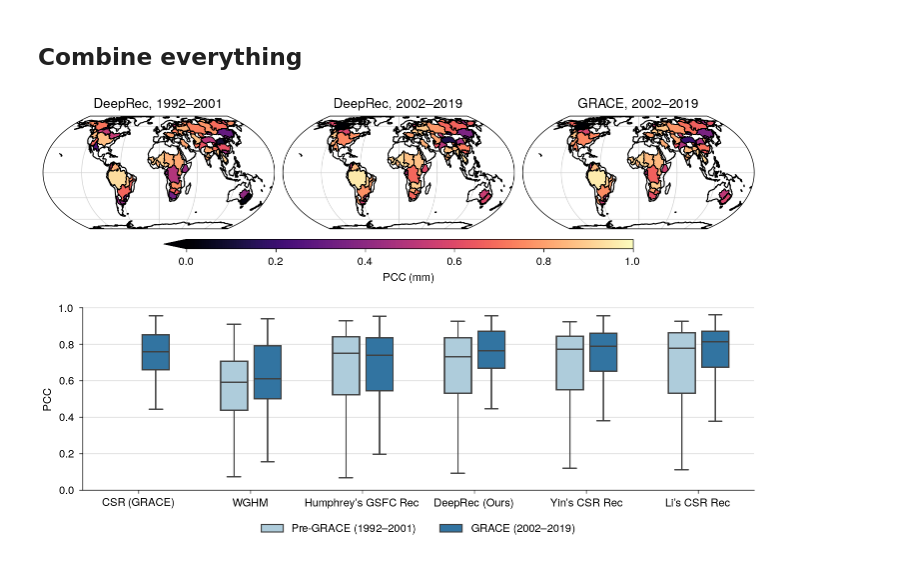
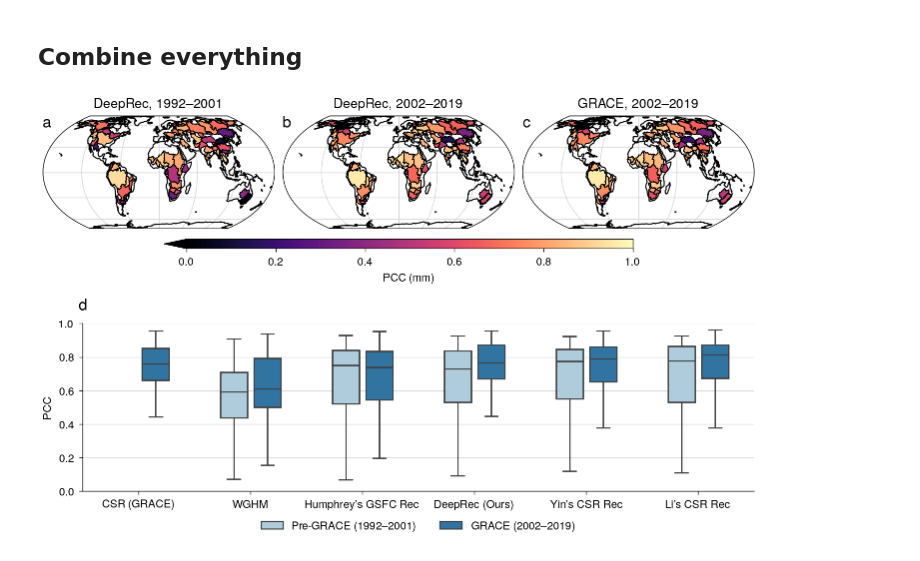
Before and after one commit to lqgentner/deeprec, a Jupyter notebook: notebooks/21-paper-plots/slr-comparison.ipynb, the cells around one changed output. Cells and saved outputs as stored; diff of their text form; code cells hidden in the pictures.

Commit message:
Added letters in SLR paper plot

```diff
--- a/notebooks/21-paper-plots/slr-comparison.ipynb
+++ b/notebooks/21-paper-plots/slr-comparison.ipynb
@@ -348,7 +336,7 @@ for text in ax.legend_.texts:
 ## Combine everything
 # %%
 fig = plt.figure(figsize=(7.2, 5))
-subfigs = fig.subfigures(nrows=2, hspace=0.05)
+subfigs = fig.subfigures(nrows=2, hspace=0.03)
 
 axs_geo = subfigs[0].subplots(1, 3, subplot_kw={"projection": ccrs.EqualEarth()})
 ax_box = subfigs[1].subplots(1, 1)
@@ -376,31 +364,51 @@ subfigs[0].colorbar(p_pcc, ax=axs_geo, label="PCC (mm)", **pcc_cbar_kwargs)
 
 
 ### BOXPLOT ###
 
 sns.boxplot(
     df_pcc_weighted,
     y="pcc",
     x="model",
     hue="era",
     width=0.6,
     gap=0.2,
     ax=ax_box,
     order=my_order,
     showfliers=False,
     palette="Paired",
 )
 
 ax_box.set(ylabel="PCC", xlabel=None, ylim=(0, 1))
 ax_box.yaxis.grid()
 ax_box.legend(title=None, ncols=2, loc="lower center", bbox_to_anchor=(0.5, -0.3))
 
 # Replace legend texts
 for text in ax_box.legend_.texts:
     t = text.get_text()
     if t in legend_renamer:
         t = legend_renamer[t]
     text.set_text(t)
 
+# Add letters
+for n, ax in enumerate(axs_geo):
+    ax.text(
+        0.0,
+        1.0 - 0.10,
+        string.ascii_lowercase[n],
+        transform=ax.transAxes,
+        size="x-large",
+        weight="bold",
+    )
+ax_box.text(
+    0.0,
+    1.0 + 0.08,
+    string.ascii_lowercase[len(axs_geo)],
+    ha="center",
+    transform=ax_box.transAxes,
+    size="x-large",
+    weight="bold",
+)
+
 fig.savefig(FIGURE_DIR / "slr_pcc.pdf", backend="pgf")
 # %% [output]
-[figure, old version]
+[figure, new version]
```
Also changed, not shown: parts of 4 cells of this notebook, 1 other file.
